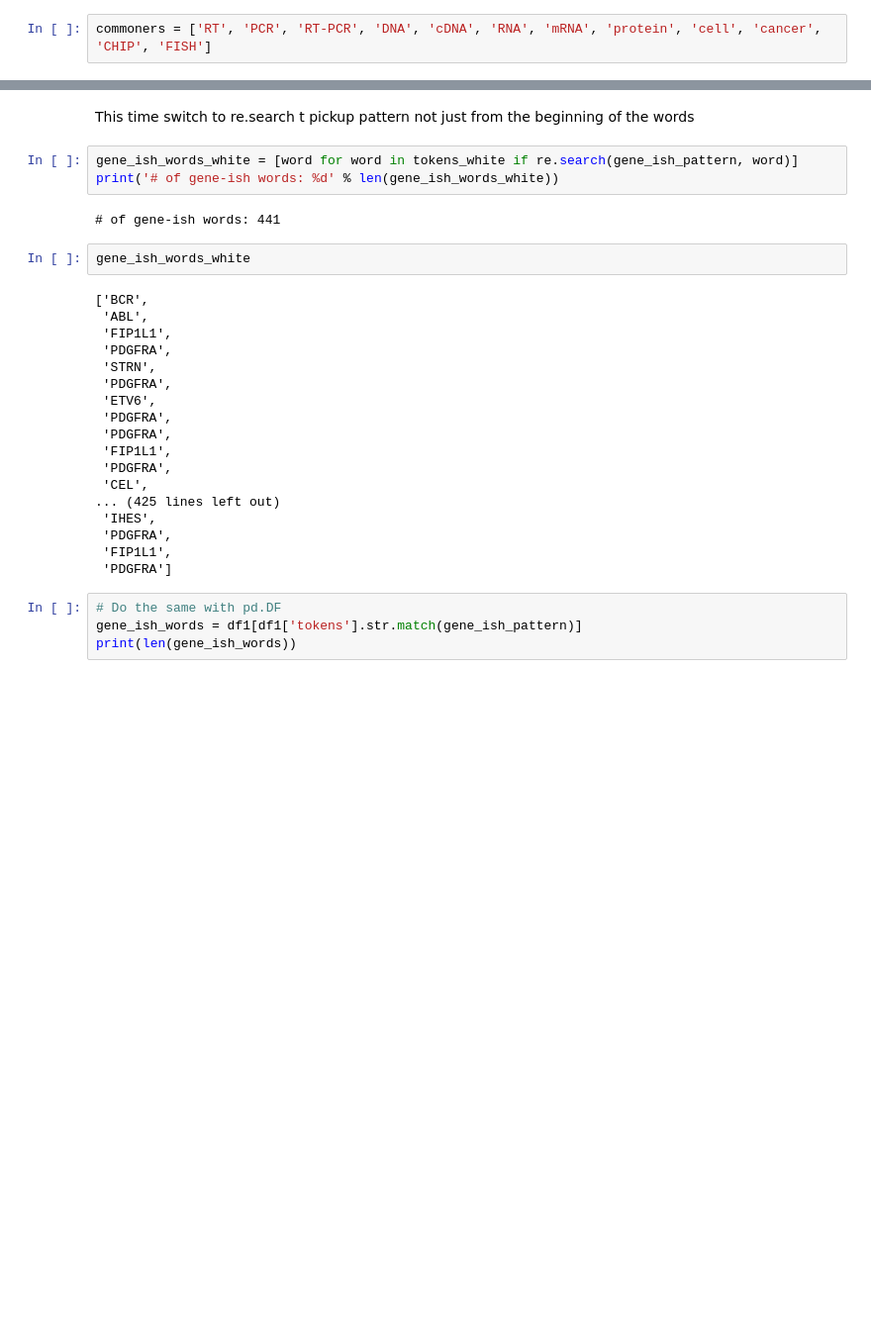
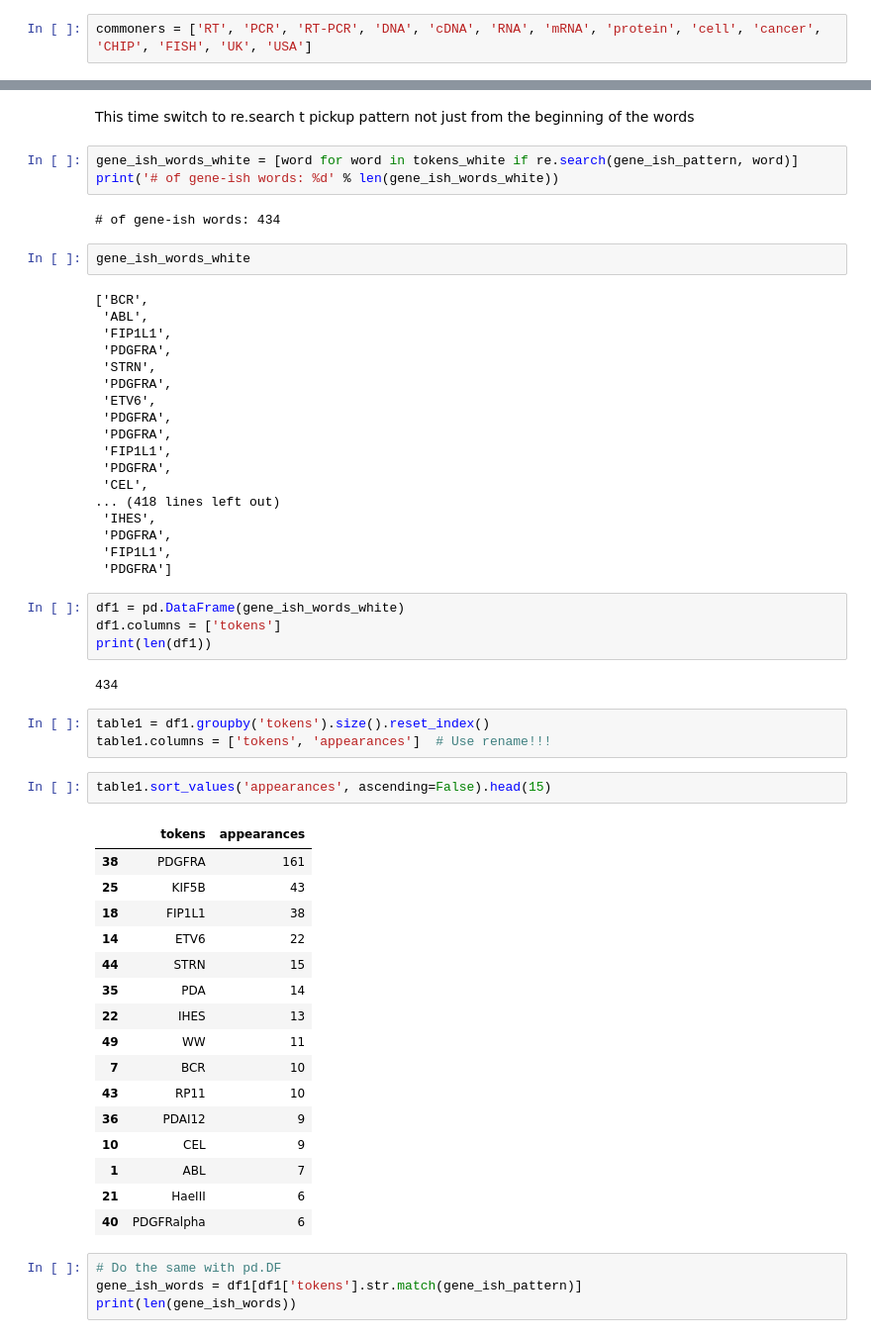
Before and after one commit to TangoJP/mskcc_kaggle, a Jupyter notebook: analysis1_3.ipynb, the cells around one changed output, grey strips where cells are left out. Shown at 99% size. Saved outputs shown, nothing was run; the diff lists cells and outputs as text; blank space fills up the shorter version.

Commit message:
Notebook3 initiated. Some useful list of words and regex patterns created.

```diff
--- a/analysis1_3.ipynb
+++ b/analysis1_3.ipynb
@@ -118,7 +118,7 @@ gene_ish_words1
 # %% [markdown]
 <b>Keep on adding words that are too common in 'commoners' list!</b>
 # %%
-commoners = ['RT', 'PCR', 'RT-PCR', 'DNA', 'cDNA', 'RNA', 'mRNA', 'protein', 'cell', 'cancer', 'CHIP', 'FISH']
+commoners = ['RT', 'PCR', 'RT-PCR', 'DNA', 'cDNA', 'RNA', 'mRNA', 'protein', 'cell', 'cancer', 'CHIP', 'FISH', 'UK', 'USA']
 # %% [markdown]
 <b>Keep words with '-positive' and '-negative'</b>
 # %%
@@ -210,7 +210,7 @@ This time switch to re.search t pickup pattern not just from the beginning of th
 gene_ish_words_white = [word for word in tokens_white if re.search(gene_ish_pattern, word)]
 print('# of gene-ish words: %d' % len(gene_ish_words_white))
 # %% [output]
-# of gene-ish words: 441
+# of gene-ish words: 434
 # %%
 gene_ish_words_white
 # %% [output]
@@ -226,11 +226,39 @@ gene_ish_words_white
  'FIP1L1',
  'PDGFRA',
  'CEL',
-... (425 lines left out)
+... (418 lines left out)
  'IHES',
  'PDGFRA',
  'FIP1L1',
  'PDGFRA']
+# %%
+df1 = pd.DataFrame(gene_ish_words_white)
+df1.columns = ['tokens']
+print(len(df1))
+# %% [output]
+434
+# %%
+table1 = df1.groupby('tokens').size().reset_index()
+table1.columns = ['tokens', 'appearances']  # Use rename!!!
+# %%
+table1.sort_values('appearances', ascending=False).head(15)
+# %% [output]
+|  | tokens | appearances |
+| 38 | PDGFRA | 161 |
+| 25 | KIF5B | 43 |
+| 18 | FIP1L1 | 38 |
+| 14 | ETV6 | 22 |
+| 44 | STRN | 15 |
+| 35 | PDA | 14 |
+| 22 | IHES | 13 |
+| 49 | WW | 11 |
+| 7 | BCR | 10 |
+| 43 | RP11 | 10 |
+| 36 | PDAI12 | 9 |
+| 10 | CEL | 9 |
+| 1 | ABL | 7 |
+| 21 | HaeIII | 6 |
+| 40 | PDGFRalpha | 6 |
 # %%
 # Do the same with pd.DF
 gene_ish_words = df1[df1['tokens'].str.match(gene_ish_pattern)]
```
Also changed, not shown: parts of 2 cells of this notebook.
